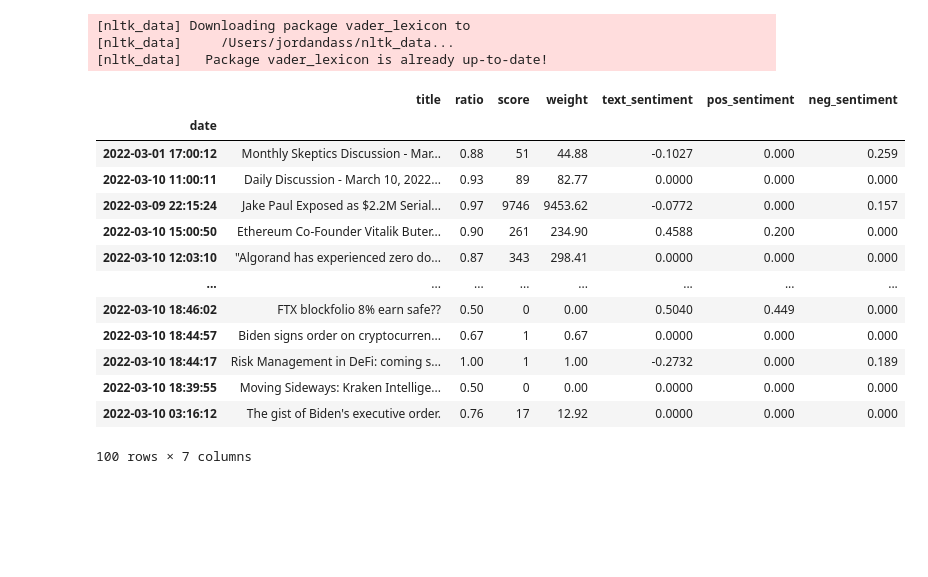
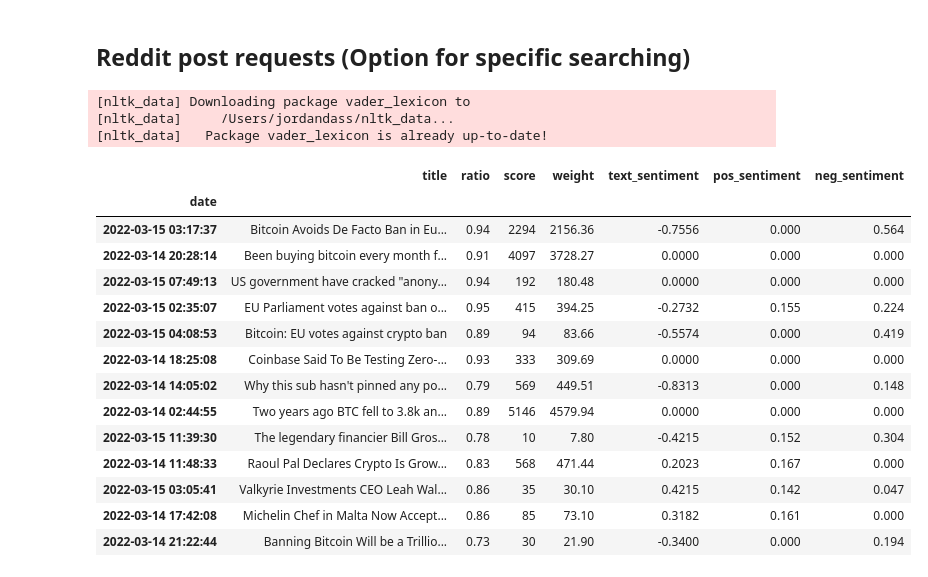
Before and after one commit to Arkiea/Project-2, a Jupyter notebook: Sentiment-analysis/Sentiment-project2.ipynb, the cells around one changed output. Saved outputs shown, nothing was run; the diff lists cells and outputs as text; code cells hidden in the pictures; blank space fills up the shorter version.

```diff
--- a/Sentiment-analysis/Sentiment-project2.ipynb
+++ b/Sentiment-analysis/Sentiment-project2.ipynb
@@ -1,3 +1,5 @@
+# %% [markdown]
+## Reddit post requests (Option for specific searching)
 # %%
 try:
     import praw
@@ -11,6 +13,7 @@ import datetime
 from nltk.sentiment.vader import SentimentIntensityAnalyzer
 import nltk
 from dotenv import load_dotenv
+import os
 
 def search(comment):
     for reply in comment.replies:
@@ -39,8 +42,9 @@ def r(client_id, client_secret, password, user_agent, username, subreddit, limit
 
     array = []
     if keyword_search != []:
+        keyword_search = [word.lower() for word in keyword_search]
         for post in subreddit:
-            if re.findall('|'.join(keyword_search), post.title):
+            if re.findall('|'.join(keyword_search), post.title.lower()):
                 title = post.title
                 ratio = post.upvote_ratio
                 score = post.score
@@ -78,44 +82,47 @@ def r(client_id, client_secret, password, user_agent, username, subreddit, limit
 
 
 # Subreddits related:
 # wallstreetbets
 # CryptoCurrency
 
-# limit= How many posts to look through
+# limit= How many posts to look through, limit capped at 500 posts
 # keyword_search= Keywords to find specifically
 
 
 load_dotenv()
 
 client_id_ind = os.getenv("CLIENT_ID")
 client_secret_ind = os.getenv("CLIENT_SECRET")
 password_ind = os.getenv("PASSWORD")
 user_agent_ind = os.getenv("USER_AGENT")
 username_ind = os.getenv("USERNAME")
 
 df = r(client_id = client_id_ind,
        client_secret = client_secret_ind,
        password = password_ind,
        user_agent = user_agent_ind,
        username = username_ind,
        subreddit = 'CryptoCurrency',
        limit = 10000,
-       keyword_search = [])
+       keyword_search = ['BTC', 'bitcoin'])
+
+display(df)
 # %% [output]
 [nltk_data] Downloading package vader_lexicon to
 [nltk_data]     /Users/jordandass/nltk_data...
 [nltk_data]   Package vader_lexicon is already up-to-date!
 |  | title | ratio | score | weight | text_sentiment | pos_sentiment | neg_sentiment |
 | date |  |  |  |  |  |  |  |
-| 2022-03-01 17:00:12 | Monthly Skeptics Discussion - Mar... | 0.88 | 51 | 44.88 | -0.1027 | 0.000 | 0.259 |
-| 2022-03-10 11:00:11 | Daily Discussion - March 10, 2022... | 0.93 | 89 | 82.77 | 0.0000 | 0.000 | 0.000 |
-| 2022-03-09 22:15:24 | Jake Paul Exposed as $2.2M Serial... | 0.97 | 9746 | 9453.62 | -0.0772 | 0.000 | 0.157 |
-| 2022-03-10 15:00:50 | Ethereum Co-Founder Vitalik Buter... | 0.90 | 261 | 234.90 | 0.4588 | 0.200 | 0.000 |
-| 2022-03-10 12:03:10 | "Algorand has experienced zero do... | 0.87 | 343 | 298.41 | 0.0000 | 0.000 | 0.000 |
-| ... | ... | ... | ... | ... | ... | ... | ... |
-| 2022-03-10 18:46:02 | FTX blockfolio 8% earn safe?? | 0.50 | 0 | 0.00 | 0.5040 | 0.449 | 0.000 |
-| 2022-03-10 18:44:57 | Biden signs order on cryptocurren... | 0.67 | 1 | 0.67 | 0.0000 | 0.000 | 0.000 |
-| 2022-03-10 18:44:17 | Risk Management in DeFi: coming s... | 1.00 | 1 | 1.00 | -0.2732 | 0.000 | 0.189 |
-| 2022-03-10 18:39:55 | Moving Sideways: Kraken Intellige... | 0.50 | 0 | 0.00 | 0.0000 | 0.000 | 0.000 |
-| 2022-03-10 03:16:12 | The gist of Biden's executive order. | 0.76 | 17 | 12.92 | 0.0000 | 0.000 | 0.000 |
+| 2022-03-15 03:17:37 | Bitcoin Avoids De Facto Ban in Eu... | 0.94 | 2294 | 2156.36 | -0.7556 | 0.000 | 0.564 |
+| 2022-03-14 20:28:14 | Been buying bitcoin every month f... | 0.91 | 4097 | 3728.27 | 0.0000 | 0.000 | 0.000 |
+| 2022-03-15 07:49:13 | US government have cracked "anony... | 0.94 | 192 | 180.48 | 0.0000 | 0.000 | 0.000 |
+| 2022-03-15 02:35:07 | EU Parliament votes against ban o... | 0.95 | 415 | 394.25 | -0.2732 | 0.155 | 0.224 |
+| 2022-03-15 04:08:53 | Bitcoin: EU votes against crypto ban | 0.89 | 94 | 83.66 | -0.5574 | 0.000 | 0.419 |
+| 2022-03-14 18:25:08 | Coinbase Said To Be Testing Zero-... | 0.93 | 333 | 309.69 | 0.0000 | 0.000 | 0.000 |
+| 2022-03-14 14:05:02 | Why this sub hasn't pinned any po... | 0.79 | 569 | 449.51 | -0.8313 | 0.000 | 0.148 |
+| 2022-03-14 02:44:55 | Two years ago BTC fell to 3.8k an... | 0.89 | 5146 | 4579.94 | 0.0000 | 0.000 | 0.000 |
+| 2022-03-15 11:39:30 | The legendary financier Bill Gros... | 0.78 | 10 | 7.80 | -0.4215 | 0.152 | 0.304 |
+| 2022-03-14 11:48:33 | Raoul Pal Declares Crypto Is Grow... | 0.83 | 568 | 471.44 | 0.2023 | 0.167 | 0.000 |
+| 2022-03-15 03:05:41 | Valkyrie Investments CEO Leah Wal... | 0.86 | 35 | 30.10 | 0.4215 | 0.142 | 0.047 |
+| 2022-03-14 17:42:08 | Michelin Chef in Malta Now Accept... | 0.86 | 85 | 73.10 | 0.3182 | 0.161 | 0.000 |
+| 2022-03-14 21:22:44 | Banning Bitcoin Will be a Trillio... | 0.73 | 30 | 21.90 | -0.3400 | 0.000 | 0.194 |
-100 rows × 7 columns
```
Also changed, not shown: parts of 4 cells of this notebook, 7 other files.
